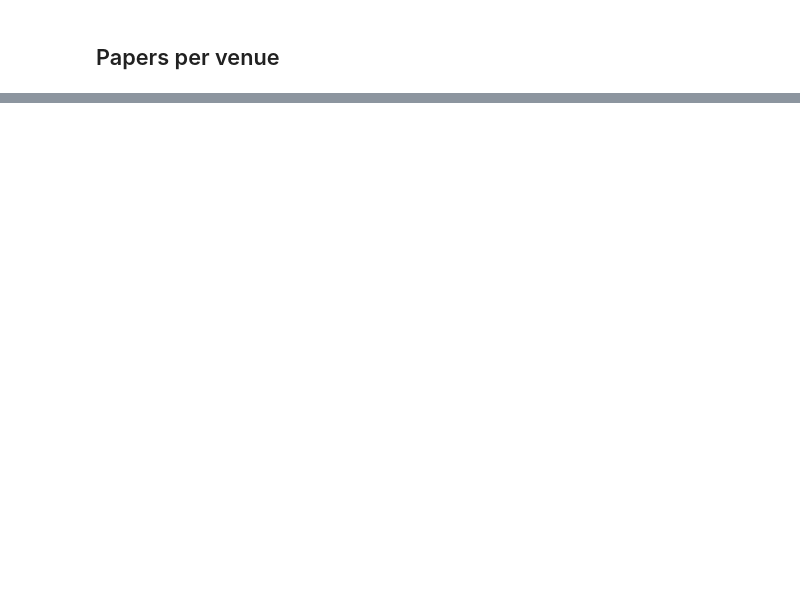
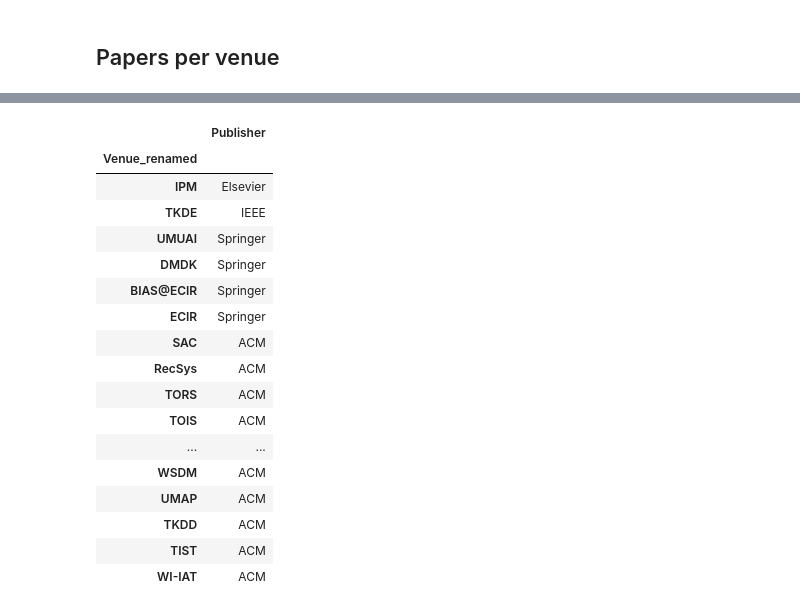
Before and after one commit to SavvinaDaniil/BiasInBookRecommendationSurvey, a Jupyter notebook: analyze_eligible_papers.ipynb, the cells around one changed output, grey strips where cells are left out. Cells and saved outputs as stored; diff of their text form; code cells hidden in the pictures; blank space fills up the shorter version.

```diff
--- a/analyze_eligible_papers.ipynb
+++ b/analyze_eligible_papers.ipynb
@@ -95,0 +84,22 @@ plt.show()
+# %%
+per_venue = initial_file.drop_duplicates('Venue_renamed')[['Venue_renamed','Publisher']].reset_index(drop=True).set_index('Venue_renamed')
+per_venue
+# %% [output]
+|  | Publisher |
+| Venue_renamed |  |
+| IPM | Elsevier |
+| TKDE | IEEE |
+| UMUAI | Springer |
+| DMDK | Springer |
+| BIAS@ECIR | Springer |
+| ECIR | Springer |
+| SAC | ACM |
+| RecSys | ACM |
+| TORS | ACM |
+| TOIS | ACM |
+| ... | ... |
+| WSDM | ACM |
+| UMAP | ACM |
+| TKDD | ACM |
+| TIST | ACM |
+| WI-IAT | ACM |
```
Also changed, not shown: parts of 11 cells of this notebook, 4 other files.
